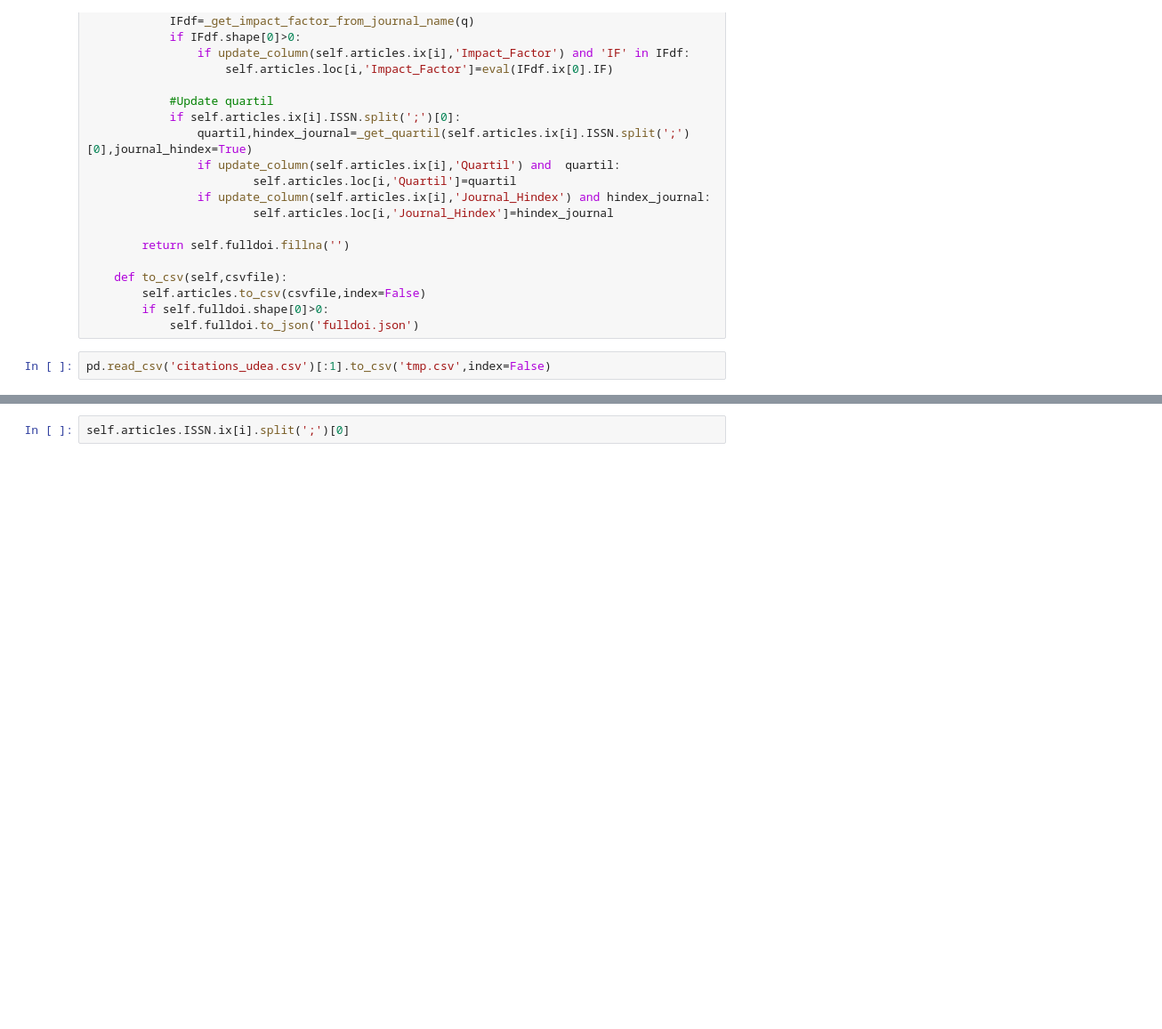
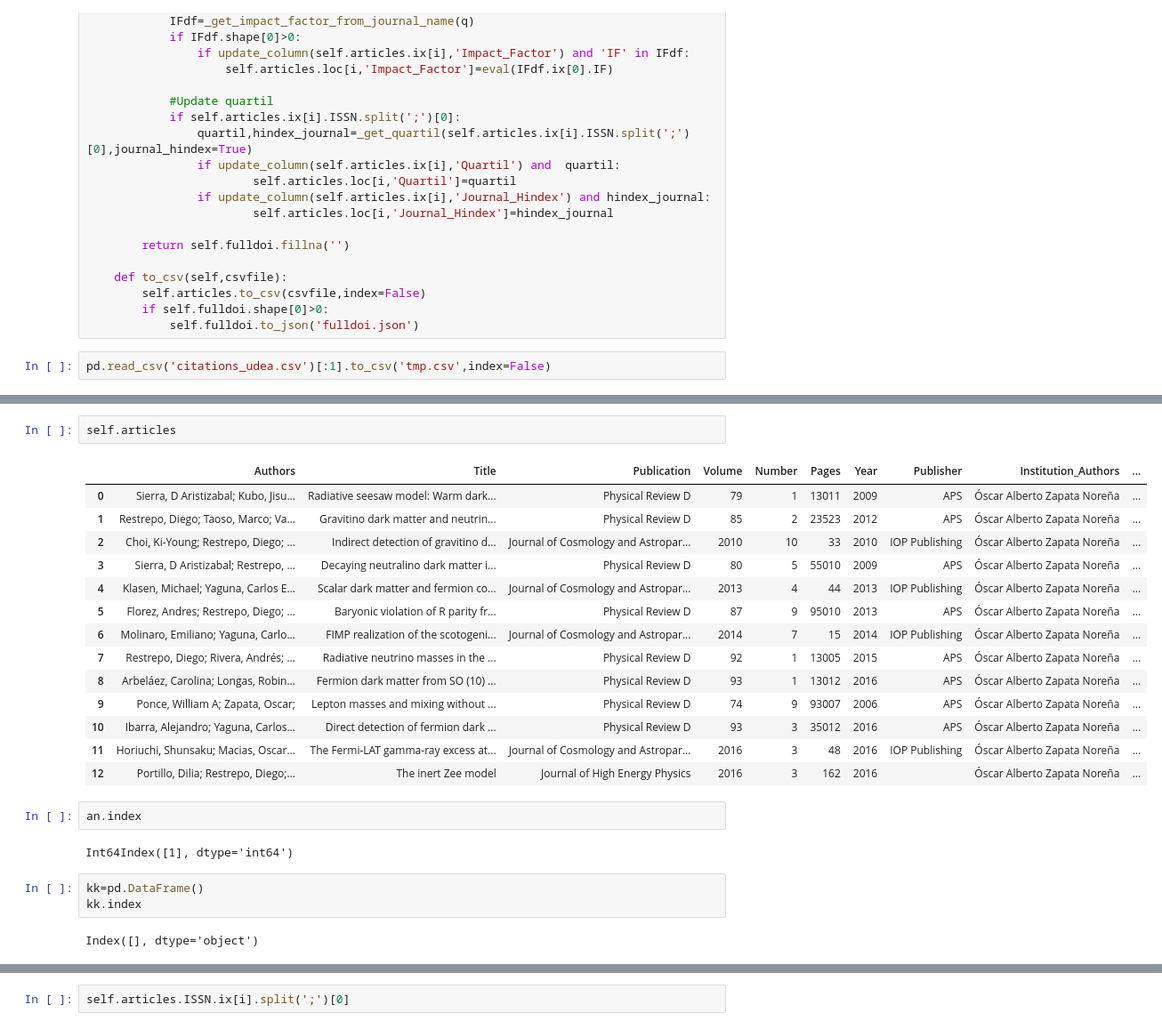
Before and after one commit to restrepo/articles, a Jupyter notebook: dev.ipynb, the cells around one changed output, grey strips where cells are left out. Shown: that part at 89% size. Drawn from its saved outputs; the diff is of its cells as text; blank space fills up the shorter version.

```diff
--- a/dev.ipynb
+++ b/dev.ipynb
@@ -369,0 +652,26 @@ a.articles
+# %%
+self.articles
+# %% [output]
+|  | Authors | Title | Publication | Volume | Number | Pages | Year | Publisher | Institution_Authors | ... |
+| 0 | Sierra, D Aristizabal; Kubo, Jisu... | Radiative seesaw model: Warm dark... | Physical Review D | 79 | 1 | 13011 | 2009 | APS | Óscar Alberto Zapata Noreña | ... |
+| 1 | Restrepo, Diego; Taoso, Marco; Va... | Gravitino dark matter and neutrin... | Physical Review D | 85 | 2 | 23523 | 2012 | APS | Óscar Alberto Zapata Noreña | ... |
+| 2 | Choi, Ki-Young; Restrepo, Diego; ... | Indirect detection of gravitino d... | Journal of Cosmology and Astropar... | 2010 | 10 | 33 | 2010 | IOP Publishing | Óscar Alberto Zapata Noreña | ... |
+| 3 | Sierra, D Aristizabal; Restrepo, ... | Decaying neutralino dark matter i... | Physical Review D | 80 | 5 | 55010 | 2009 | APS | Óscar Alberto Zapata Noreña | ... |
+| 4 | Klasen, Michael; Yaguna, Carlos E... | Scalar dark matter and fermion co... | Journal of Cosmology and Astropar... | 2013 | 4 | 44 | 2013 | IOP Publishing | Óscar Alberto Zapata Noreña | ... |
+| 5 | Florez, Andres; Restrepo, Diego; ... | Baryonic violation of R parity fr... | Physical Review D | 87 | 9 | 95010 | 2013 | APS | Óscar Alberto Zapata Noreña | ... |
+| 6 | Molinaro, Emiliano; Yaguna, Carlo... | FIMP realization of the scotogeni... | Journal of Cosmology and Astropar... | 2014 | 7 | 15 | 2014 | IOP Publishing | Óscar Alberto Zapata Noreña | ... |
+| 7 | Restrepo, Diego; Rivera, Andrés; ... | Radiative neutrino masses in the ... | Physical Review D | 92 | 1 | 13005 | 2015 | APS | Óscar Alberto Zapata Noreña | ... |
+| 8 | Arbeláez, Carolina; Longas, Robin... | Fermion dark matter from SO (10) ... | Physical Review D | 93 | 1 | 13012 | 2016 | APS | Óscar Alberto Zapata Noreña | ... |
+| 9 | Ponce, William A; Zapata, Oscar; | Lepton masses and mixing without ... | Physical Review D | 74 | 9 | 93007 | 2006 | APS | Óscar Alberto Zapata Noreña | ... |
+| 10 | Ibarra, Alejandro; Yaguna, Carlos... | Direct detection of fermion dark ... | Physical Review D | 93 | 3 | 35012 | 2016 | APS | Óscar Alberto Zapata Noreña | ... |
+| 11 | Horiuchi, Shunsaku; Macias, Oscar... | The Fermi-LAT gamma-ray excess at... | Journal of Cosmology and Astropar... | 2016 | 3 | 48 | 2016 | IOP Publishing | Óscar Alberto Zapata Noreña | ... |
+| 12 | Portillo, Dilia; Restrepo, Diego;... | The inert Zee model | Journal of High Energy Physics | 2016 | 3 | 162 | 2016 |  | Óscar Alberto Zapata Noreña | ... |
+# %%
+an.index
+# %% [output]
+Int64Index([1], dtype='int64')
+# %%
+kk=pd.DataFrame()
+kk.index
+# %% [output]
+Index([], dtype='object')
```
Also changed, not shown: parts of 55 cells of this notebook, 1 other file.
